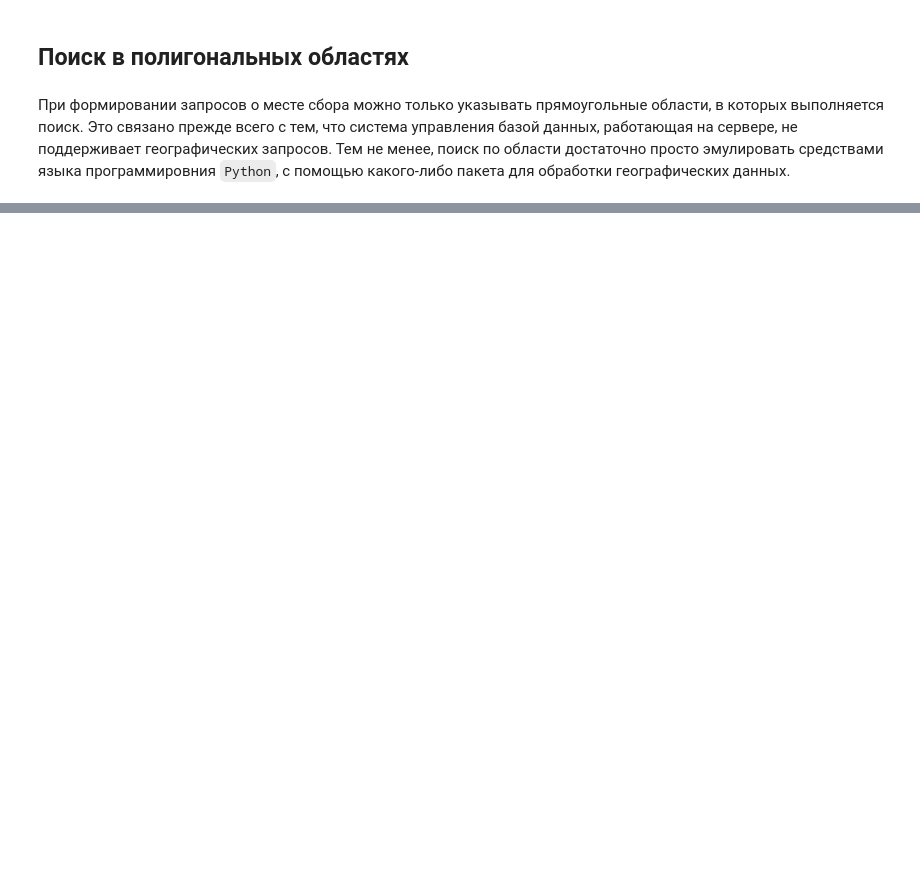
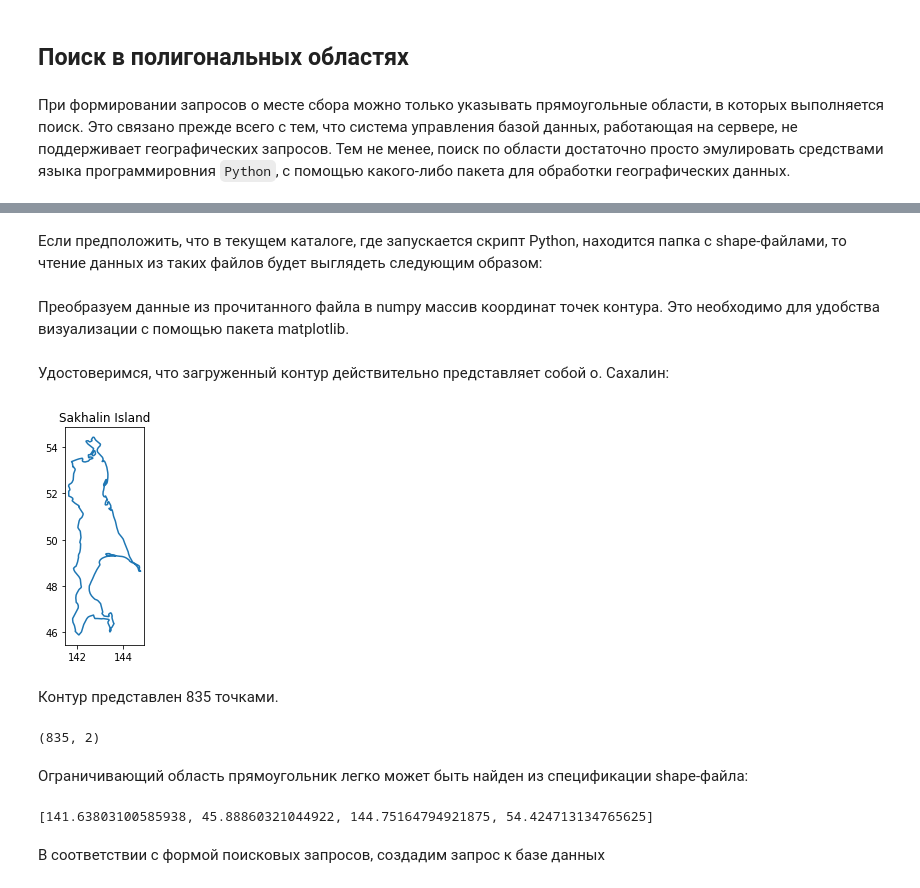
Before and after one commit to VBGI/herbs, a Jupyter notebook: herbs/docs/tutorial/Python/ru/Python.ipynb, the cells around one changed output, grey strips where cells are left out. Cells and saved outputs as stored; diff of their text form; code cells hidden in the pictures; blank space fills up the shorter version.

```diff
--- a/herbs/docs/tutorial/Python/ru/Python.ipynb
+++ b/herbs/docs/tutorial/Python/ru/Python.ipynb
@@ -259,0 +265,35 @@ datastore[0].shape, datastore[1].shape
+# %% [markdown]
+Если предположить, что в текущем каталоге, где запускается скрипт Python, находится папка с shаpe-файлами, то чтение данных из таких файлов будет выглядеть следующим образом:
+# %%
+import shapefile
+import numpy as np # Note: numpy is a part of Pandas pack: you can access numpy via pandas.np or pd.np
+
+sakhalin_shp = shapefile.Reader("shapefiles/sakhalin.shp")
+# %% [markdown]
+Преобразуем данные из прочитанного файла в numpy массив координат точек контура. Это необходимо для удобства визуализации с помощью пакета matplotlib.
+# %%
+contour_sakhalin = np.array(sakhalin_shp.shapes()[0].points)
+# %% [markdown]
+Удостоверимся, что загруженный контур действительно представляет собой о. Сахалин:
+# %%
+from pylab import *
+plot(contour_sakhalin[:,0], contour_sakhalin[:,1])
+gca().set_aspect('equal')
+title('Sakhalin Island')
+show()
+# %% [output]
+[figure, added]
+# %% [markdown]
+Контур представлен 835 точками.
+# %%
+contour_sakhalin.shape
+# %% [output]
+(835, 2)
+# %% [markdown]
+Ограничивающий область прямоугольник легко может быть найден из спецификации shape-файла:
+# %%
+sakhalin_shp.bbox
+# %% [output]
+[141.63803100585938, 45.88860321044922, 144.75164794921875, 54.424713134765625]
+# %% [markdown]
+В соответствии с формой поисковых запросов, создадим запрос к базе данных
```
Also changed, not shown: parts of 6 cells of this notebook, 2 other files.
